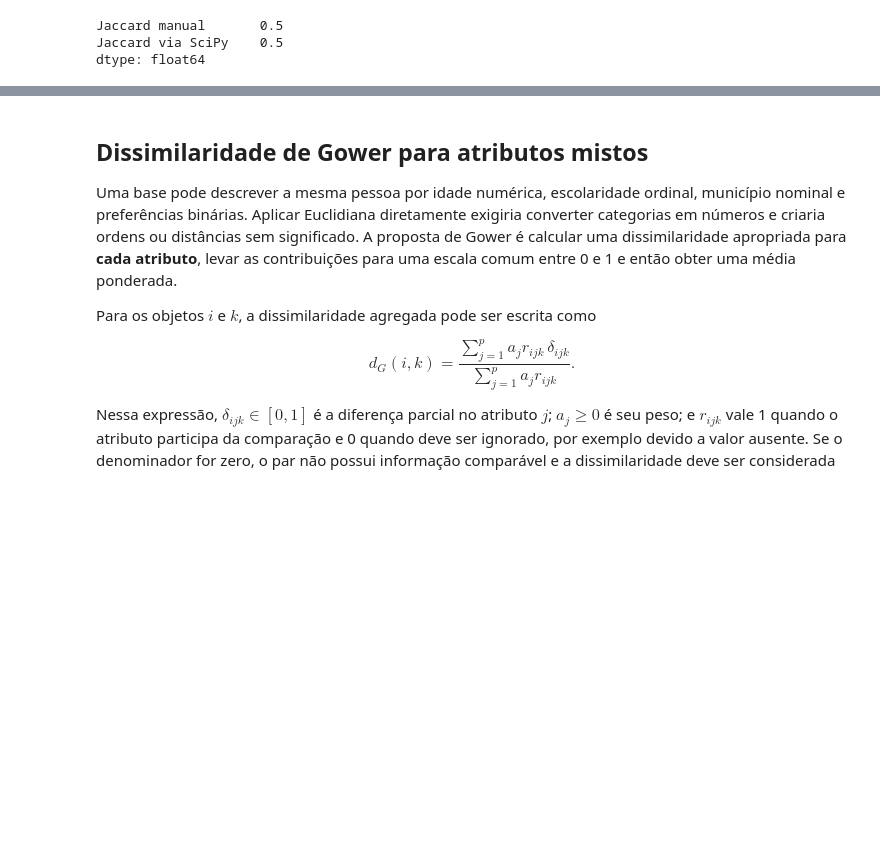
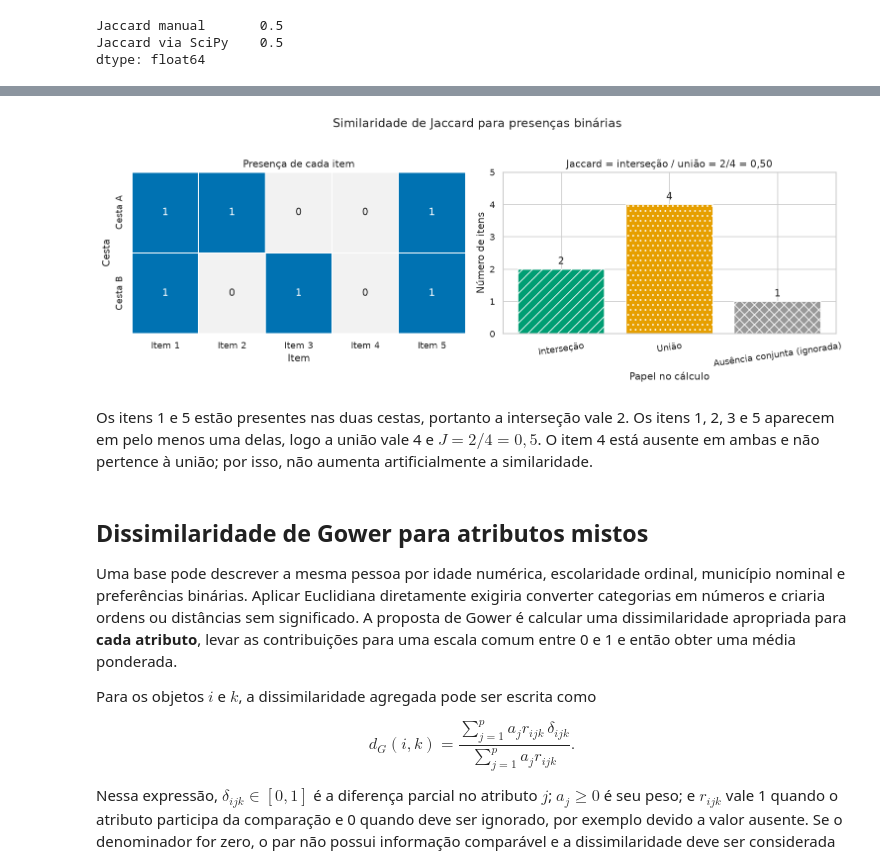
Before and after one commit to lalvim/DataMining, a Jupyter notebook: notebooks/unidade_02/02_03_similaridade_e_dissimilaridade.ipynb, the cells around one changed output, grey strips where cells are left out. Drawn from its saved outputs; the diff is of its cells as text; code cells hidden in the pictures; blank space fills up the shorter version.

```diff
--- a/notebooks/unidade_02/02_03_similaridade_e_dissimilaridade.ipynb
+++ b/notebooks/unidade_02/02_03_similaridade_e_dissimilaridade.ipynb
@@ -237,3 +297,51 @@ dtype: float64
+# %%
+presencas = pd.DataFrame(
+    [cesta_a.astype(int), cesta_b.astype(int)],
+    index=["Cesta A", "Cesta B"],
+    columns=[f"Item {i}" for i in range(1, 6)],
+)
+ausencias_conjuntas = np.logical_not(np.logical_or(cesta_a, cesta_b)).sum()
+quantidades = pd.Series(
+    {
+        "Interseção": intersecao,
+        "União": uniao,
+        "Ausência conjunta (ignorada)": ausencias_conjuntas,
+    }
+)
+jaccard_formatado = f"{intersecao / uniao:.2f}".replace(".", ",")
+
+fig, eixos = plt.subplots(1, 2, figsize=(13, 4.5), dpi=120)
+sns.heatmap(
+    presencas, annot=True, fmt="d", cmap=["#F2F2F2", "#0072B2"],
+    cbar=False, linewidths=1, linecolor="white", ax=eixos[0],
+)
+eixos[0].set(
+    title="Presença de cada item", xlabel="Item", ylabel="Cesta"
+)
+
+barras = eixos[1].bar(
+    quantidades.index, quantidades.values,
+    color=["#009E73", "#E69F00", "#999999"],
+)
+for barra, hachura in zip(barras, ["//", "..", "xx"]):
+    barra.set_hatch(hachura)
+    eixos[1].text(
+        barra.get_x() + barra.get_width() / 2, barra.get_height() + 0.08,
+        f"{barra.get_height():.0f}", ha="center", va="bottom",
+    )
+eixos[1].set(
+    title=f"Jaccard = interseção / união = {intersecao}/{uniao} = {jaccard_formatado}",
+    xlabel="Papel no cálculo", ylabel="Número de itens",
+    ylim=(0, quantidades.max() + 1),
+)
+eixos[1].tick_params(axis="x", rotation=8)
+fig.suptitle("Similaridade de Jaccard para presenças binárias", y=1.03)
+fig.tight_layout()
+plt.show()
+# %% [output]
+[figure, added]
+# %% [markdown]
+Os itens 1 e 5 estão presentes nas duas cestas, portanto a interseção vale 2. Os itens 1, 2, 3 e 5 aparecem em pelo menos uma delas, logo a união vale 4 e $J=2/4=0{,}5$. O item 4 está ausente em ambas e não pertence à união; por isso, não aumenta artificialmente a similaridade.
 # %% [markdown]
 ## Dissimilaridade de Gower para atributos mistos
 
```
Also changed, not shown: parts of 4 cells of this notebook, 2 other files.
